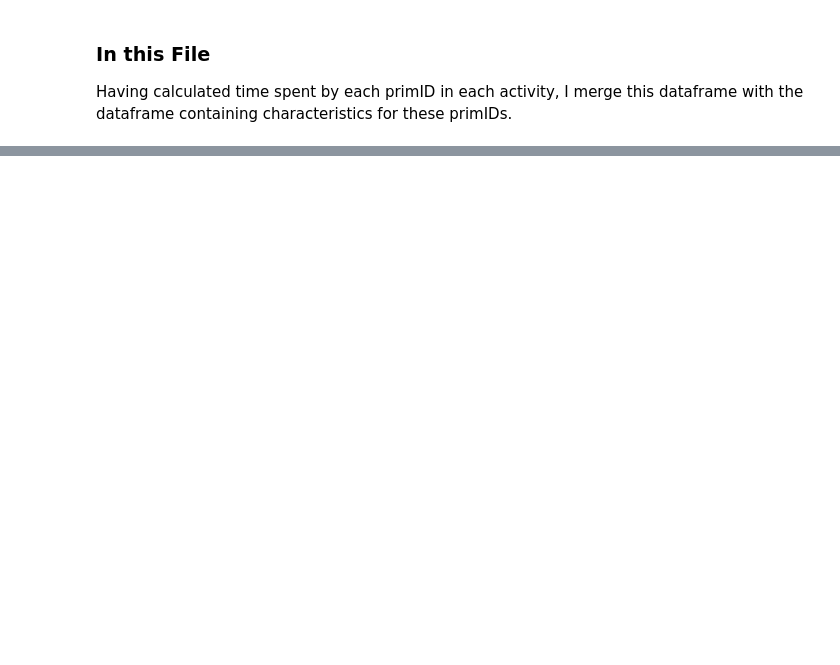
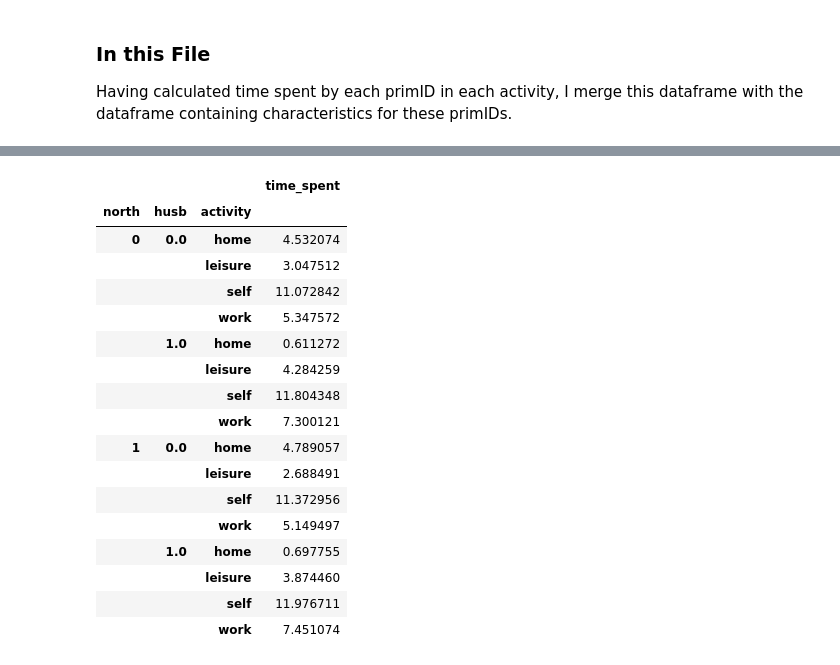
Before and after one commit to satyen-pandita/field-paper, a Jupyter notebook: genData/TUS_getMoments.ipynb, the cells around one changed output, grey strips where cells are left out. Saved outputs shown, nothing was run; the diff lists cells and outputs as text; code cells hidden in the pictures; blank space fills up the shorter version.

Commit message:
Add TimeReg analysis script and TUS data processing notebook

```diff
--- a/genData/TUS_getMoments.ipynb
+++ b/genData/TUS_getMoments.ipynb
@@ -718,0 +233,7 @@ H
+# %%
+df_merged["Age"] = df_merged["Age"].astype(float)
+# %%
+# Subset by age: Drop HH ids where either the man or the woman are age < 18
+df_minage = df_merged[["Common-ID", "Age"]].groupby("Common-ID").min()
+df_minage_lt18_ids = df_minage[df_minage["Age"].astype(float) < 18].index
+df_minage_lt18_ids.shape
@@ -718,0 +242,2 @@ H
+# %%
+df_merged = df_merged[~df_merged["Common-ID"].isin(df_minage_lt18_ids)]
@@ -718,0 +251,5 @@ H
+# %%
+# 1. The entire dataset
+df_merged["prop_day"] = df_merged["time_spent"]/df_merged["TotalTime"]
+
+df_merged[["activity", "husb", "prop_day"]].groupby(["husb", "activity"]).mean()
@@ -718,0 +299,21 @@ H
+# %%
+df_merged[(df_merged["working"] == 1) & (df_merged["Adivasi"] == 1)][["north", "activity", "time_spent", "husb"]].groupby(["north", "husb", "activity"]).mean()
+# %% [output]
+|  |  |  | time_spent |
+| north | husb | activity |  |
+| 0 | 0.0 | home | 4.532074 |
+|  |  | leisure | 3.047512 |
+|  |  | self | 11.072842 |
+|  |  | work | 5.347572 |
+|  | 1.0 | home | 0.611272 |
+|  |  | leisure | 4.284259 |
+|  |  | self | 11.804348 |
+|  |  | work | 7.300121 |
+| 1 | 0.0 | home | 4.789057 |
+|  |  | leisure | 2.688491 |
+|  |  | self | 11.372956 |
+|  |  | work | 5.149497 |
+|  | 1.0 | home | 0.697755 |
+|  |  | leisure | 3.874460 |
+|  |  | self | 11.976711 |
+|  |  | work | 7.451074 |
```
Also changed, not shown: parts of 135 cells of this notebook, 3 other files.
